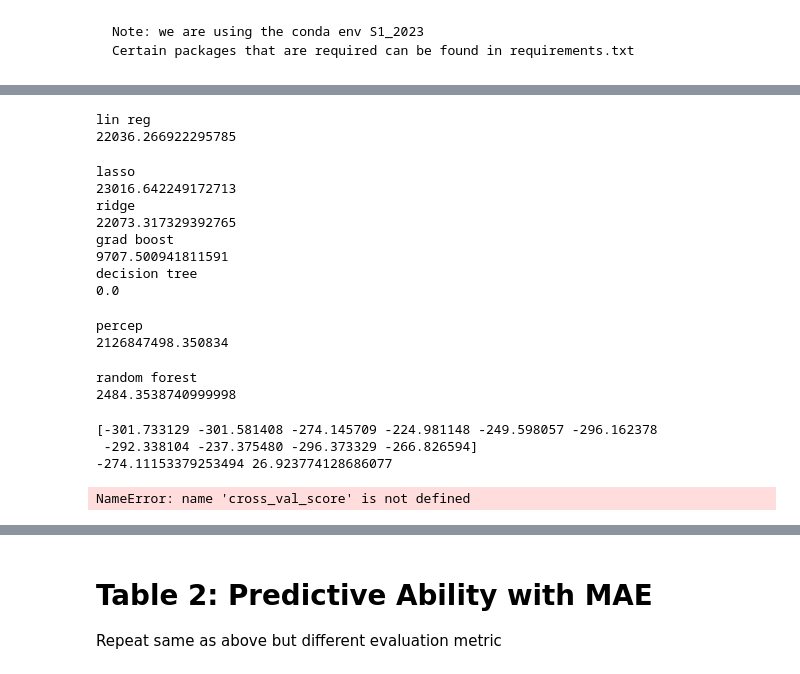
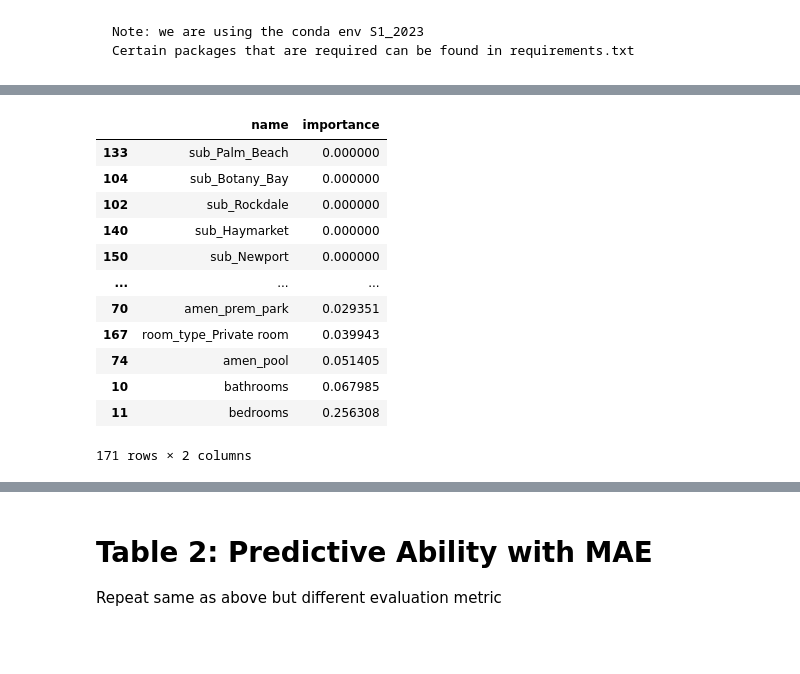
Before and after one commit to domnasrabadi/Airbnb-Sydney-Paper, a Jupyter notebook: Main.ipynb, the cells around one changed output, grey strips where cells are left out. Drawn from its saved outputs; the diff is of its cells as text; code cells hidden in the pictures; blank space fills up the shorter version.

```diff
--- a/Main.ipynb
+++ b/Main.ipynb
@@ -102,58 +112,20 @@ for est in estimators:
-# %%
-lr = LinearRegression()
-las = Lasso()
-rdg = Ridge()
-gbr = GradientBoostingRegressor()
-dtr = DecisionTreeRegressor()
-nnr = MLPRegressor()
-rfr = RandomForestRegressor()
-from sklearn.metrics import mean_squared_error
-
-estimators = [[lr, 'lin reg'], [las, 'lasso'],
-              [rdg, 'ridge'], [gbr, 'grad boost'],
-              [dtr, 'decision tree'], [nnr, 'percep'],
-              [rfr, 'random forest']]
-
-for est in estimators:
-
-    est[0].fit(x_train.fillna(0), y_train)
-    # RMSE
-    print(est[1])
-    print(mean_squared_error(est[0].predict(x_train.fillna(0)), y_train)**1/2)
-# %% [output]
-lin reg
-22036.266922295785
-lasso
-23016.642249172713
-ridge
-22073.317329392765
-grad boost
-9707.500941811591
-decision tree
-0.0
-percep
-2126847498.350834
-random forest
-2484.3538740999998
-# %%
-scores = cross_val_score(estimator=DecisionTreeRegressor() ,
-                    X = x_train.fillna(0),
-                    y = y_train,
-                    cv=10,
-                    scoring='neg_root_mean_squared_error')
-print(scores)
-print(scores.mean(), scores.std())
-# %% [output]
-[-301.733129 -301.581408 -274.145709 -224.981148 -249.598057 -296.162378
- -292.338104 -237.375480 -296.373329 -266.826594]
--274.11153379253494 26.923774128686077
-# %%
-scores = cross_val_score(estimator=LGBMRegressor() ,
-                    X = x_train.fillna(0),
-                    y = y_train,
-                    cv=10,
-                    scoring='neg_root_mean_squared_error')
-print(scores)
-print(scores.mean(), scores.std())
-# %% [output]
-NameError: name 'cross_val_score' is not defined
+# %%
+xg_fi = pd.DataFrame({
+    'name':xgb.feature_names_in_,
+    'importance':xgb.feature_importances_
+})
+xg_fi.sort_values('importance')
+# %% [output]
+|  | name | importance |
+| 133 | sub_Palm_Beach | 0.000000 |
+| 104 | sub_Botany_Bay | 0.000000 |
+| 102 | sub_Rockdale | 0.000000 |
+| 140 | sub_Haymarket | 0.000000 |
+| 150 | sub_Newport | 0.000000 |
+| ... | ... | ... |
+| 70 | amen_prem_park | 0.029351 |
+| 167 | room_type_Private room | 0.039943 |
+| 74 | amen_pool | 0.051405 |
+| 10 | bathrooms | 0.067985 |
+| 11 | bedrooms | 0.256308 |
+171 rows × 2 columns
```
Also changed, not shown: parts of 14 cells of this notebook, 1 other file.
